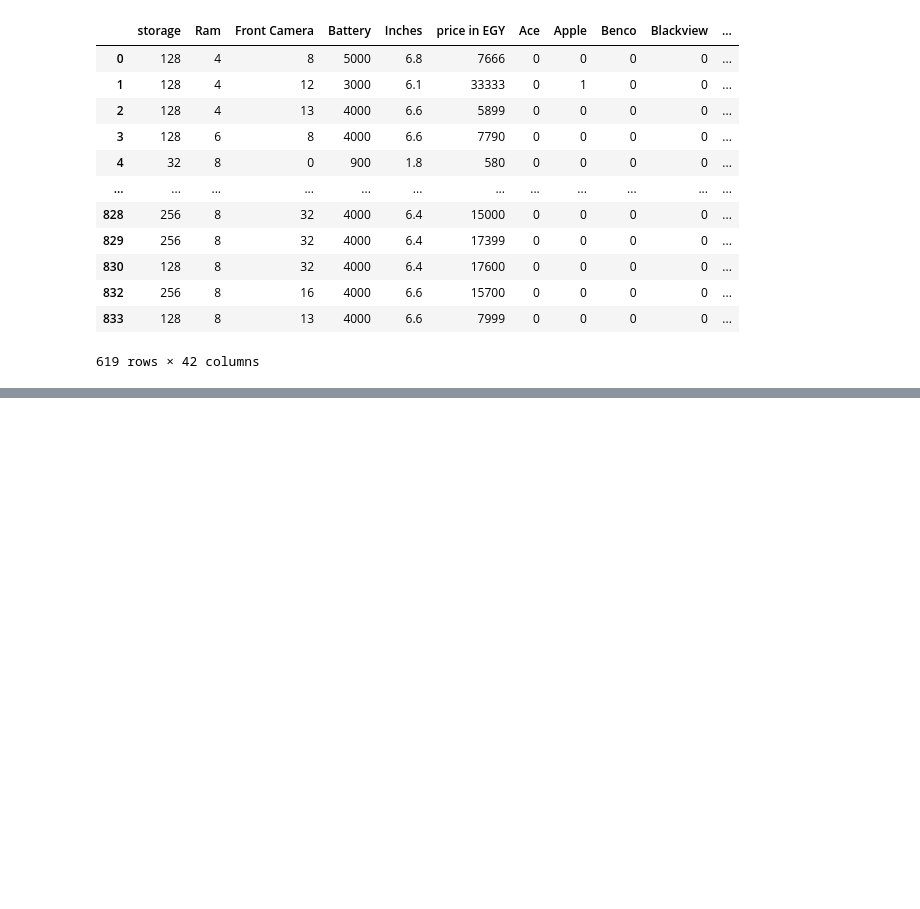
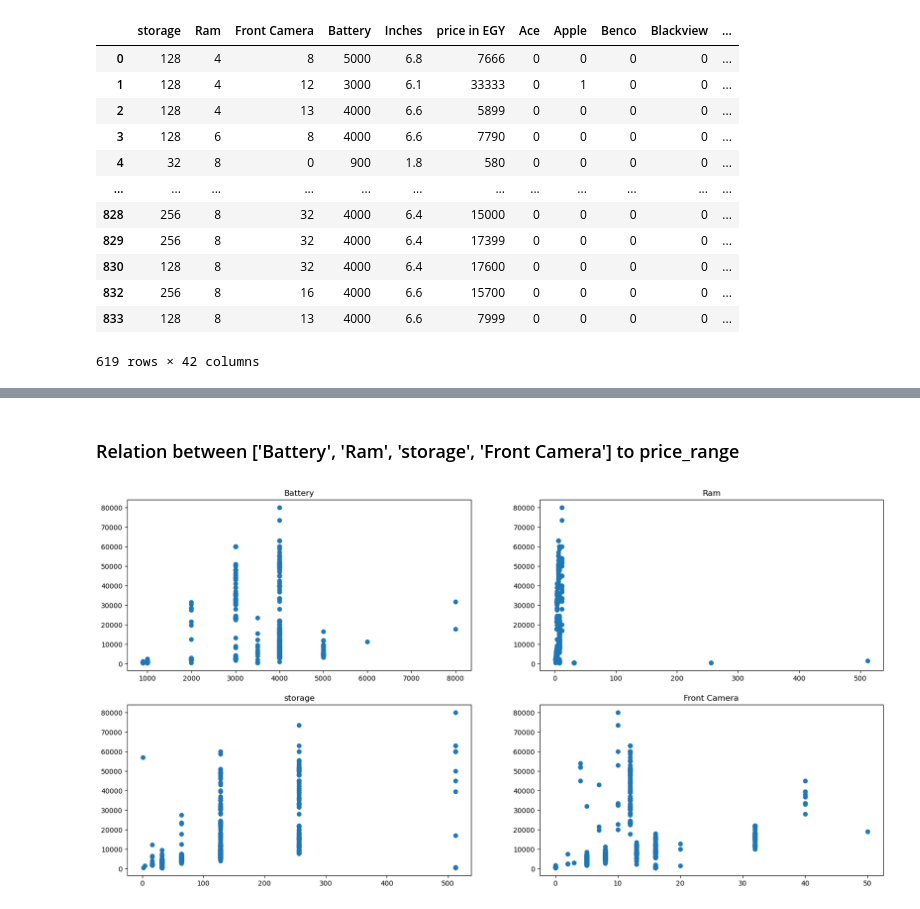
Before and after one commit to Eng-Omar-Hussein/Predict_Mobile_Price, a Jupyter notebook: python-project/main.ipynb, the cells around one changed output, grey strips where cells are left out. Saved outputs shown, nothing was run; the diff lists cells and outputs as text; code cells hidden in the pictures; blank space fills up the shorter version.

```diff
--- a/python-project/main.ipynb
+++ b/python-project/main.ipynb
@@ -466,0 +611,13 @@ gfg_csv_data = df.to_csv('GG.csv', index = True)
+# %% [markdown]
+### Relation between ['Battery', 'Ram', 'storage', 'Front Camera'] to price_range
+# %%
+list=['Battery', 'Ram', 'storage', 'Front Camera']
+plt.figure(figsize = (20,10))
+j=1
+for i in list:
+    plt.subplot(2,2,j)
+    plt.title(f'{i}')
+    plt.scatter(data[f'{i}'],data['price in EGY'])
+    j+=1
+# %% [output]
+[figure, added]
```
Also changed, not shown: parts of 20 cells of this notebook.
